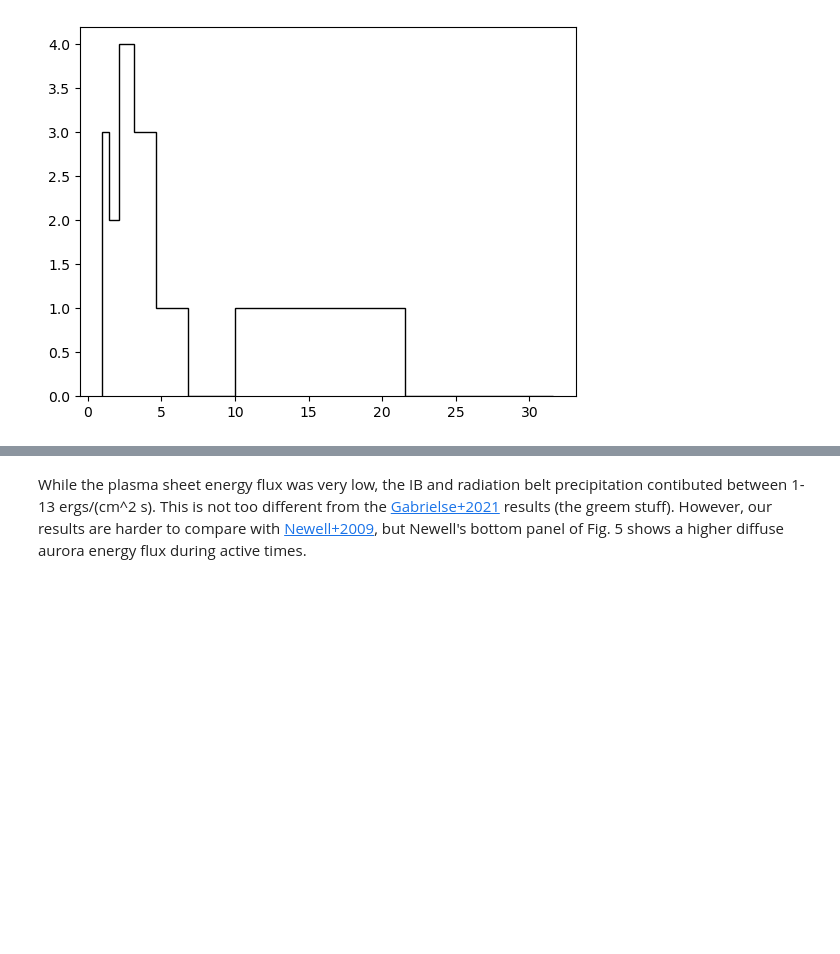
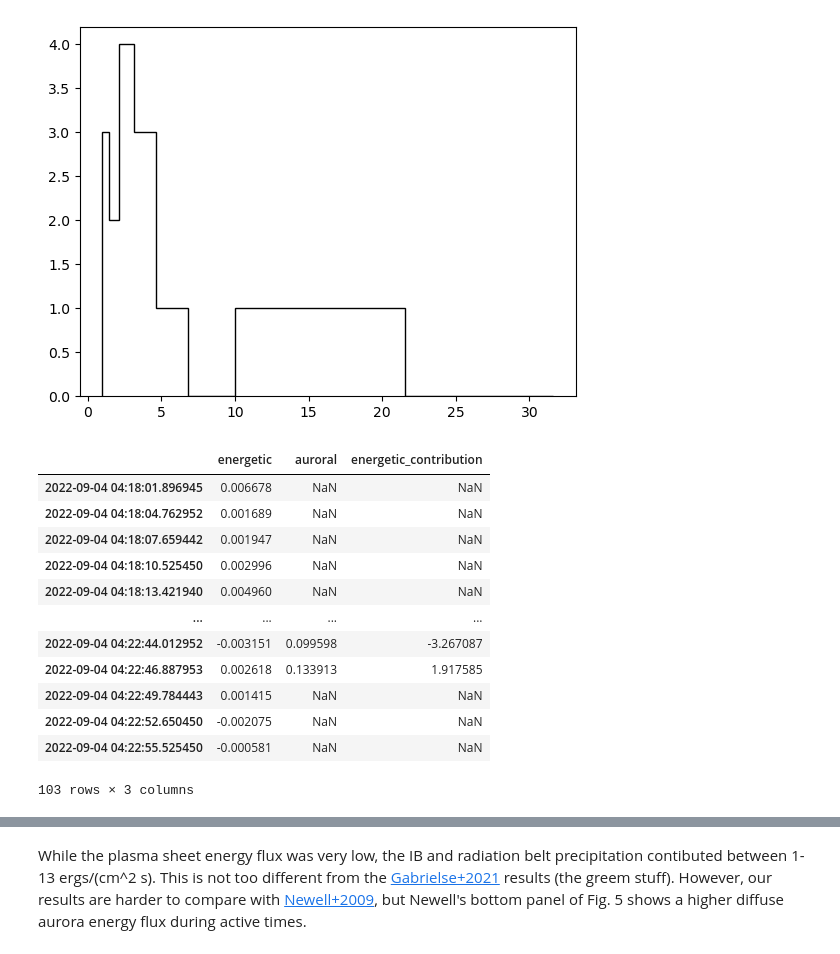
Before and after one commit to mshumko/elfinasi, a Jupyter notebook: src/20240904_substorm_study/misc/elfin_energy_flux.ipynb, the cells around one changed output, grey strips where cells are left out. Saved outputs shown, nothing was run; the diff lists cells and outputs as text; code cells hidden in the pictures; blank space fills up the shorter version.

```diff
--- a/src/20240904_substorm_study/misc/elfin_energy_flux.ipynb
+++ b/src/20240904_substorm_study/misc/elfin_energy_flux.ipynb
@@ -81,0 +121,16 @@ plt.hist(relativistic_eflux, bins=np.logspace(0, 1.5, 10), histtype='step', colo
+# %%
+merged_eflux
+# %% [output]
+|  | energetic | auroral | energetic_contribution |
+| 2022-09-04 04:18:01.896945 | 0.006678 | NaN | NaN |
+| 2022-09-04 04:18:04.762952 | 0.001689 | NaN | NaN |
+| 2022-09-04 04:18:07.659442 | 0.001947 | NaN | NaN |
+| 2022-09-04 04:18:10.525450 | 0.002996 | NaN | NaN |
+| 2022-09-04 04:18:13.421940 | 0.004960 | NaN | NaN |
+| ... | ... | ... | ... |
+| 2022-09-04 04:22:44.012952 | -0.003151 | 0.099598 | -3.267087 |
+| 2022-09-04 04:22:46.887953 | 0.002618 | 0.133913 | 1.917585 |
+| 2022-09-04 04:22:49.784443 | 0.001415 | NaN | NaN |
+| 2022-09-04 04:22:52.650450 | -0.002075 | NaN | NaN |
+| 2022-09-04 04:22:55.525450 | -0.000581 | NaN | NaN |
+103 rows × 3 columns
```
Also changed, not shown: parts of 9 cells of this notebook, 1 other file.
